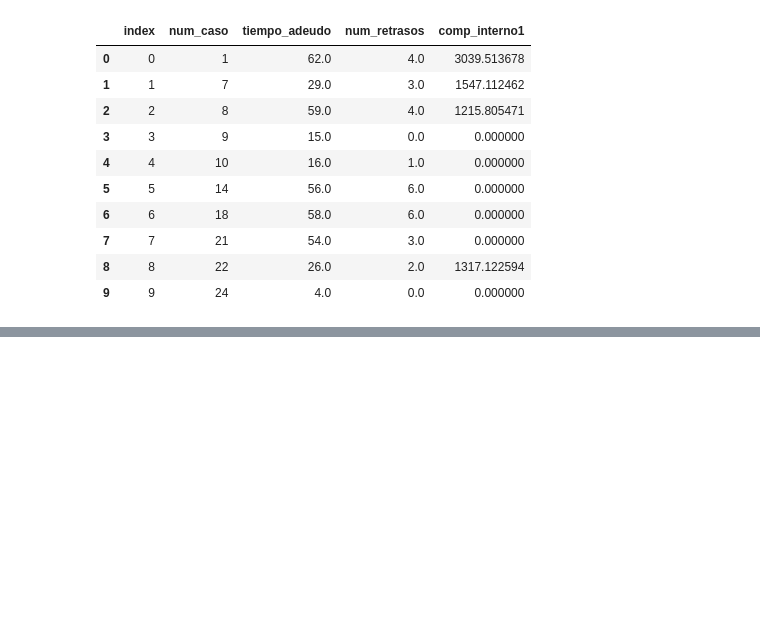
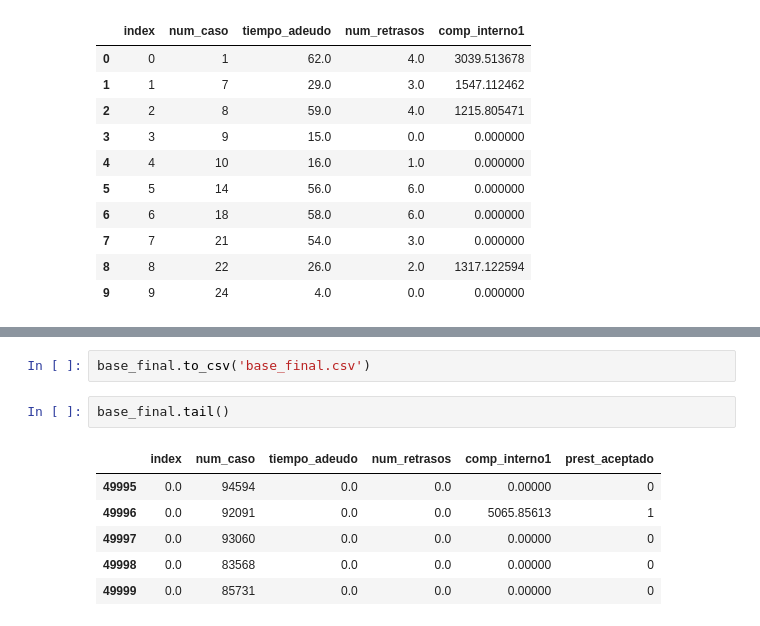
Before and after one commit to DavidHdezU/Machine-Learning-and-Data-Science, a Jupyter notebook: Tarea 1/Parte1.ipynb, the cells around one changed output, grey strips where cells are left out. Drawn from its saved outputs; the diff is of its cells as text; blank space fills up the shorter version.

```diff
--- a/Tarea 1/Parte1.ipynb
+++ b/Tarea 1/Parte1.ipynb
@@ -548,0 +613,11 @@ memory usage: 1.8 MB
+# %%
+base_final.to_csv('base_final.csv')
+# %%
+base_final.tail()
+# %% [output]
+|  | index | num_caso | tiempo_adeudo | num_retrasos | comp_interno1 | prest_aceptado |
+| 49995 | 0.0 | 94594 | 0.0 | 0.0 | 0.00000 | 0 |
+| 49996 | 0.0 | 92091 | 0.0 | 0.0 | 5065.85613 | 1 |
+| 49997 | 0.0 | 93060 | 0.0 | 0.0 | 0.00000 | 0 |
+| 49998 | 0.0 | 83568 | 0.0 | 0.0 | 0.00000 | 0 |
+| 49999 | 0.0 | 85731 | 0.0 | 0.0 | 0.00000 | 0 |
```
Also changed, not shown: parts of 6 cells of this notebook, 1 other file.
